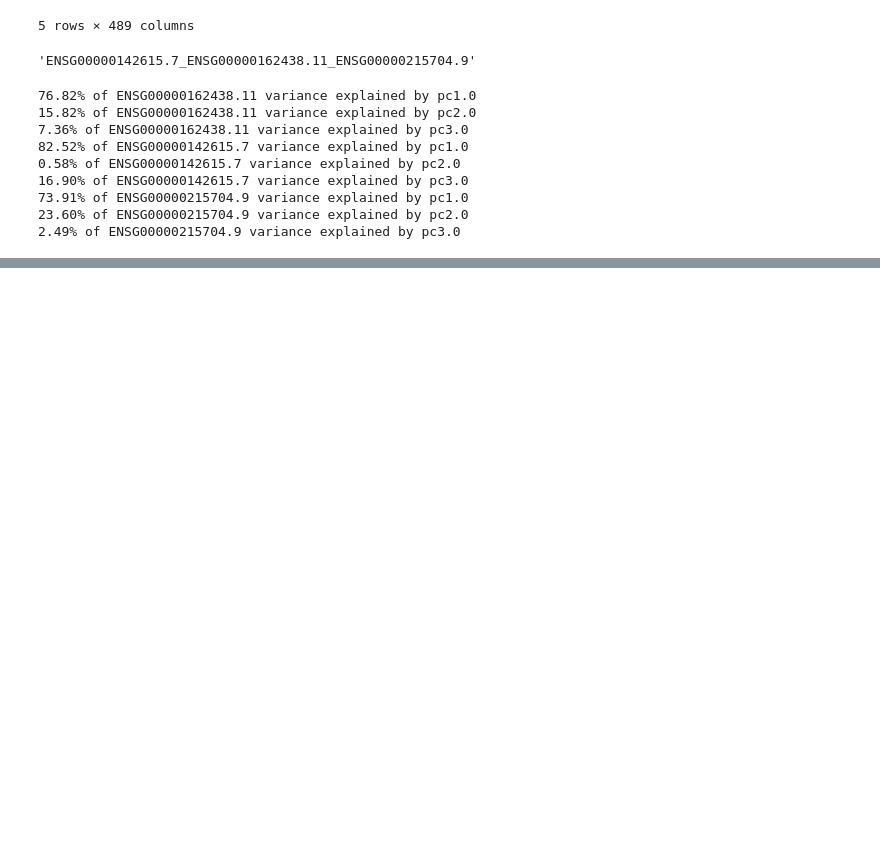
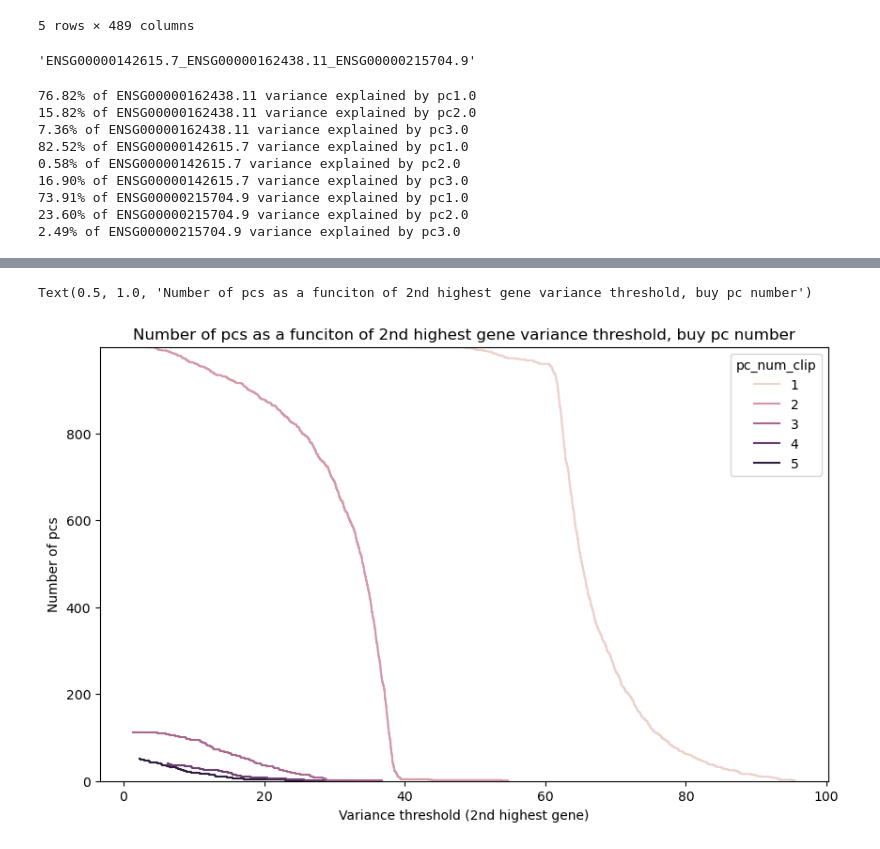
Before and after one commit to kal26/pcqtls, a Jupyter notebook: workflow/notebooks/pc_gene_variance.ipynb, the cells around one changed output, grey strips where cells are left out. Drawn from its saved outputs; the diff is of its cells as text; code cells hidden in the pictures; blank space fills up the shorter version.

```diff
--- a/workflow/notebooks/pc_gene_variance.ipynb
+++ b/workflow/notebooks/pc_gene_variance.ipynb
@@ -622,0 +408,17 @@ plt.show()
+# %%
+# broken up by pc num
+
+cs_counts['pc_num_clip'] = cs_counts['pc_num'].clip(0,5)
+
+# plot
+fig,ax = plt.subplots(figsize=(10,6))
+
+sns.ecdfplot(data=cs_counts, x='second_largest_variance', complementary=True, hue='pc_num_clip', stat='count', ax=ax)
+
+ax.set_xlabel('Variance threshold (2nd highest gene)')
+ax.set_ylabel('Number of pcs')
+
+ax.set_title('Number of pcs as a funciton of 2nd highest gene variance threshold, buy pc number')
+# %% [output]
+Text(0.5, 1.0, 'Number of pcs as a funciton of 2nd highest gene variance threshold, buy pc number')
+[figure, added]
```
Also changed, not shown: parts of 24 cells of this notebook, 1 other file.
